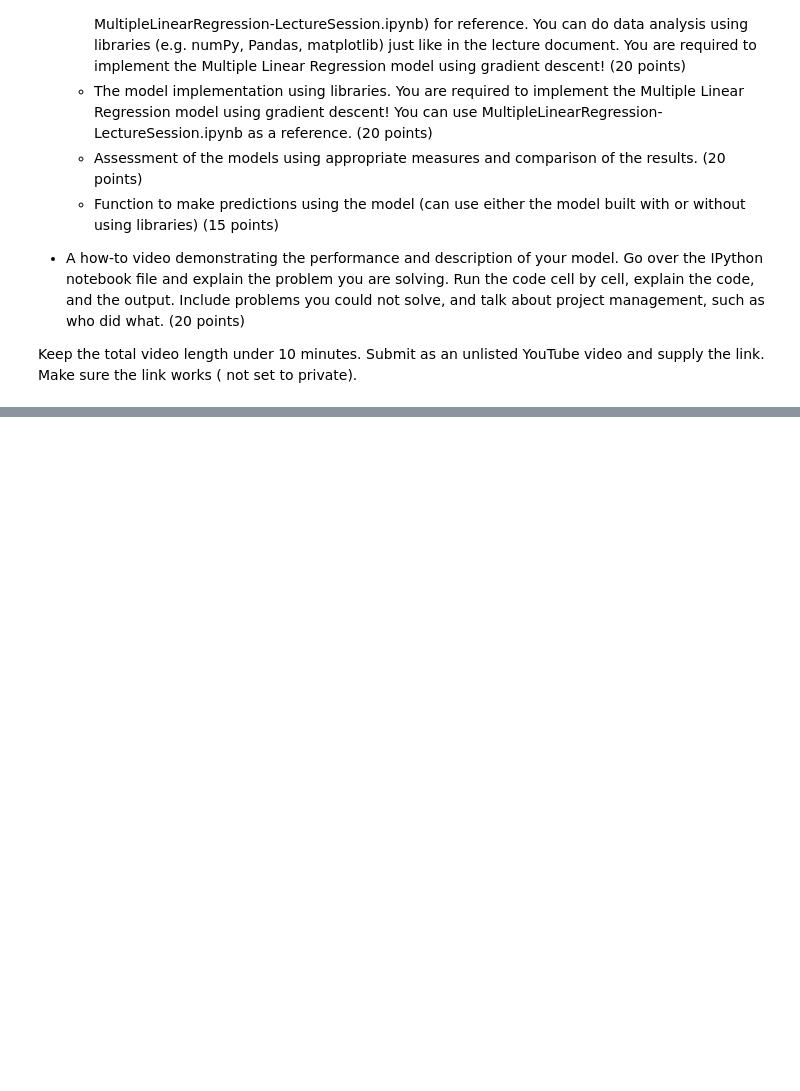
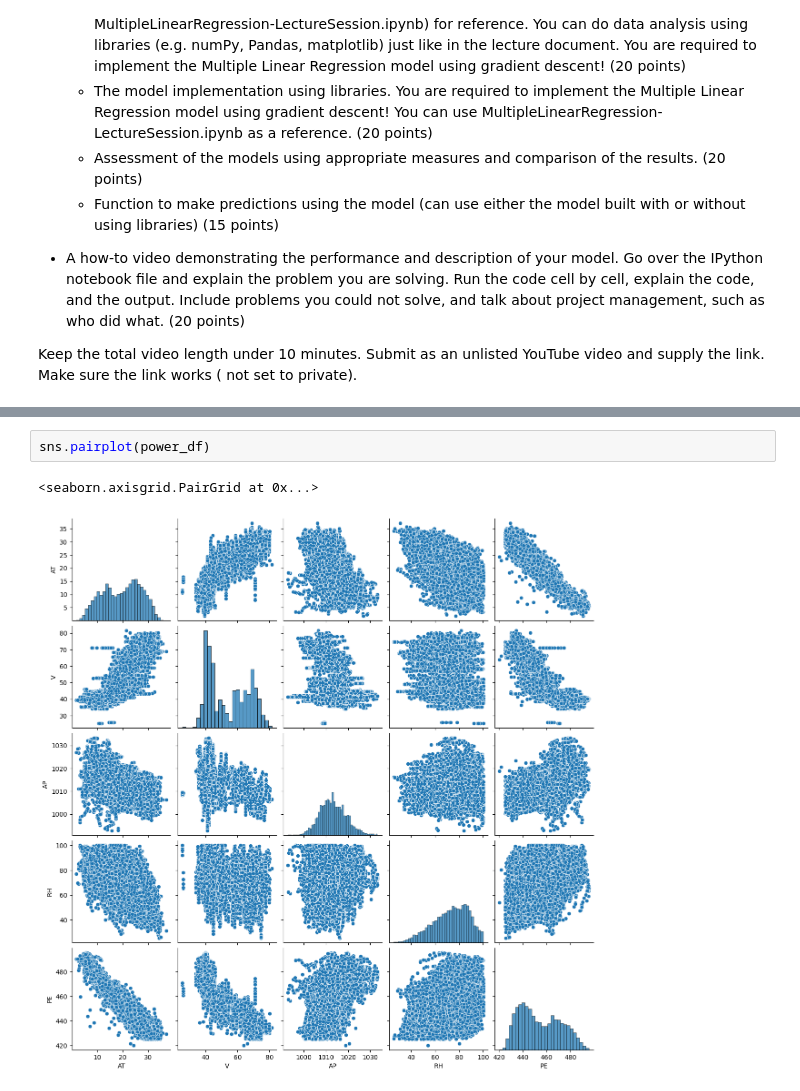
Before and after one commit to OptoDevz/group_7_power_plant_project, a Jupyter notebook: folder/Group_7-Power output predictor project-1.ipynb, the cells around one changed output, grey strips where cells are left out. Cells and saved outputs as stored; diff of their text form; blank space fills up the shorter version.

```diff
--- a/folder/Group_7-Power output predictor project-1.ipynb
+++ b/folder/Group_7-Power output predictor project-1.ipynb
@@ -80,0 +102,5 @@ Hi
+# %%
+sns.pairplot(power_df)
+# %% [output]
+<seaborn.axisgrid.PairGrid at 0x...>
+[figure, added]
```
Also changed, not shown: parts of 3 cells of this notebook.
